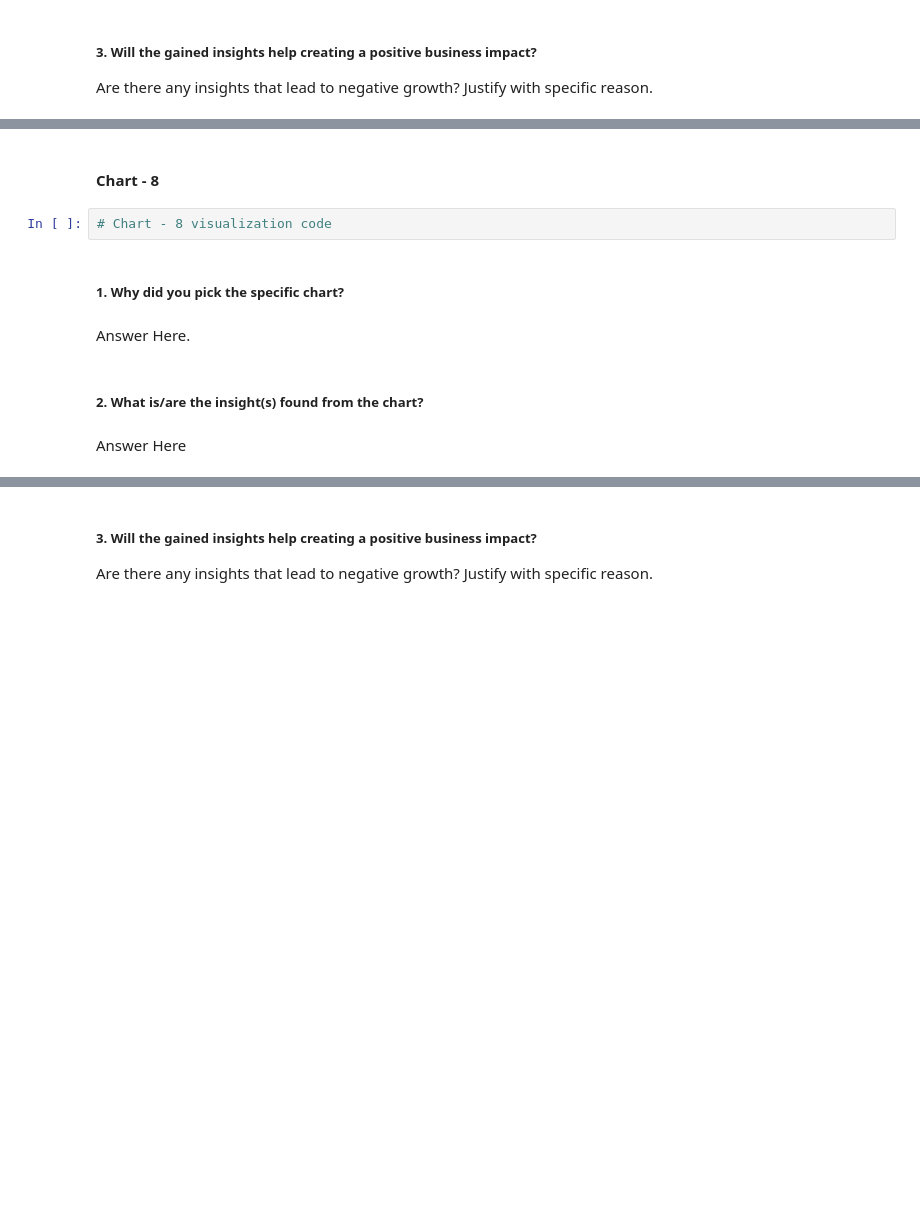
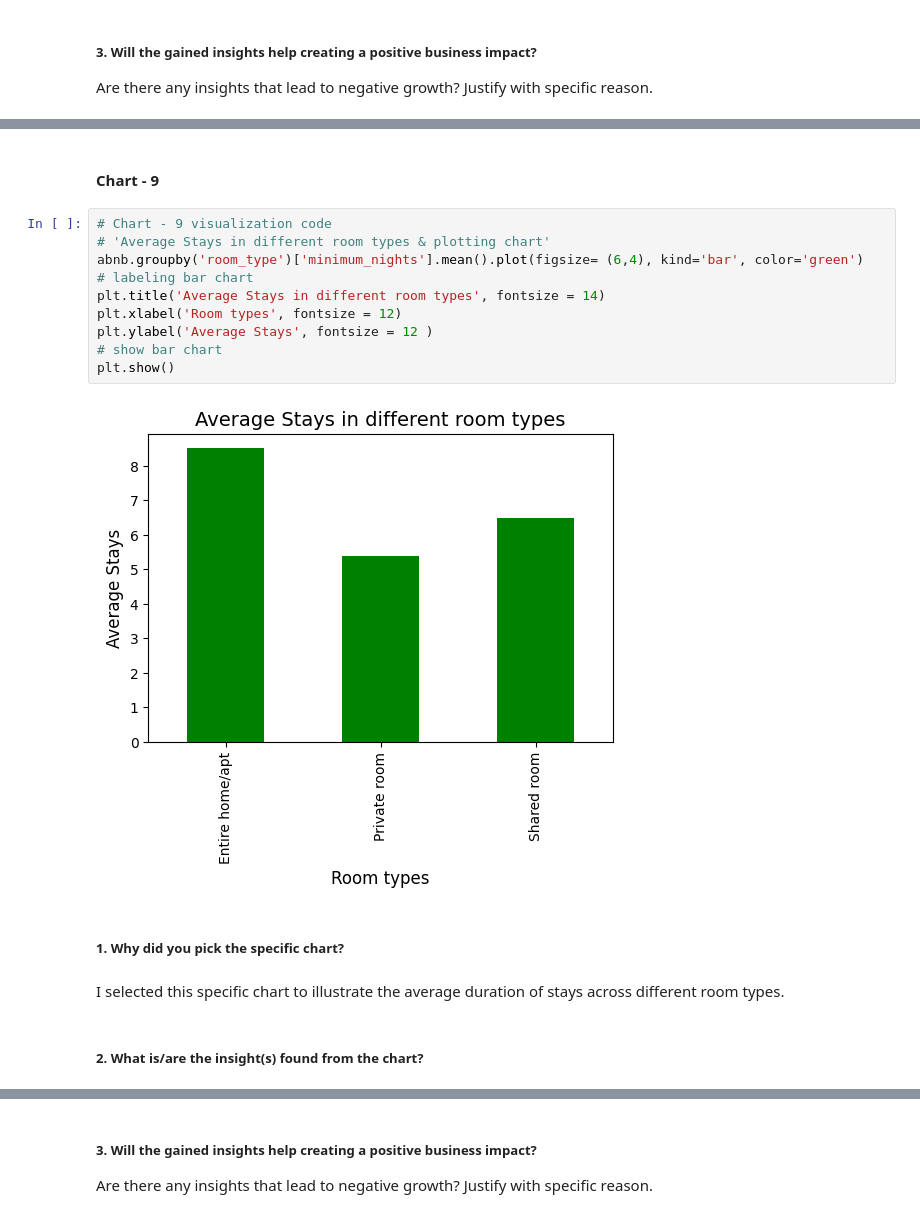
Before and after one commit to NRTPRIME/EDA-Capstone-Project-1-, a Jupyter notebook: EDA_Submission_Template.ipynb, the cells around one changed output, grey strips where cells are left out. Drawn from its saved outputs; the diff is of its cells as text; blank space fills up the shorter version.

```diff
--- a/EDA_Submission_Template.ipynb
+++ b/EDA_Submission_Template.ipynb
@@ -451,12 +500,20 @@ Answer Here
 # %% [markdown]
-#### Chart - 8
+#### Chart - 9
-# %%
-# Chart - 8 visualization code
+# %%
+# Chart - 9 visualization code
+# 'Average Stays in different room types & plotting chart'
+abnb.groupby('room_type')['minimum_nights'].mean().plot(figsize= (6,4), kind='bar', color='green')
+# labeling bar chart
+plt.title('Average Stays in different room types', fontsize = 14)
+plt.xlabel('Room types', fontsize = 12)
+plt.ylabel('Average Stays', fontsize = 12 )
+# show bar chart
+plt.show()
+# %% [output]
+[figure, added]
 # %% [markdown]
 ##### 1. Why did you pick the specific chart?
-# %% [markdown]
-Answer Here.
+# %% [markdown]
+I selected this specific chart to illustrate the average duration of stays across different room types.
 # %% [markdown]
 ##### 2. What is/are the insight(s) found from the chart?
-# %% [markdown]
-Answer Here
```
Also changed, not shown: parts of 87 cells of this notebook.
